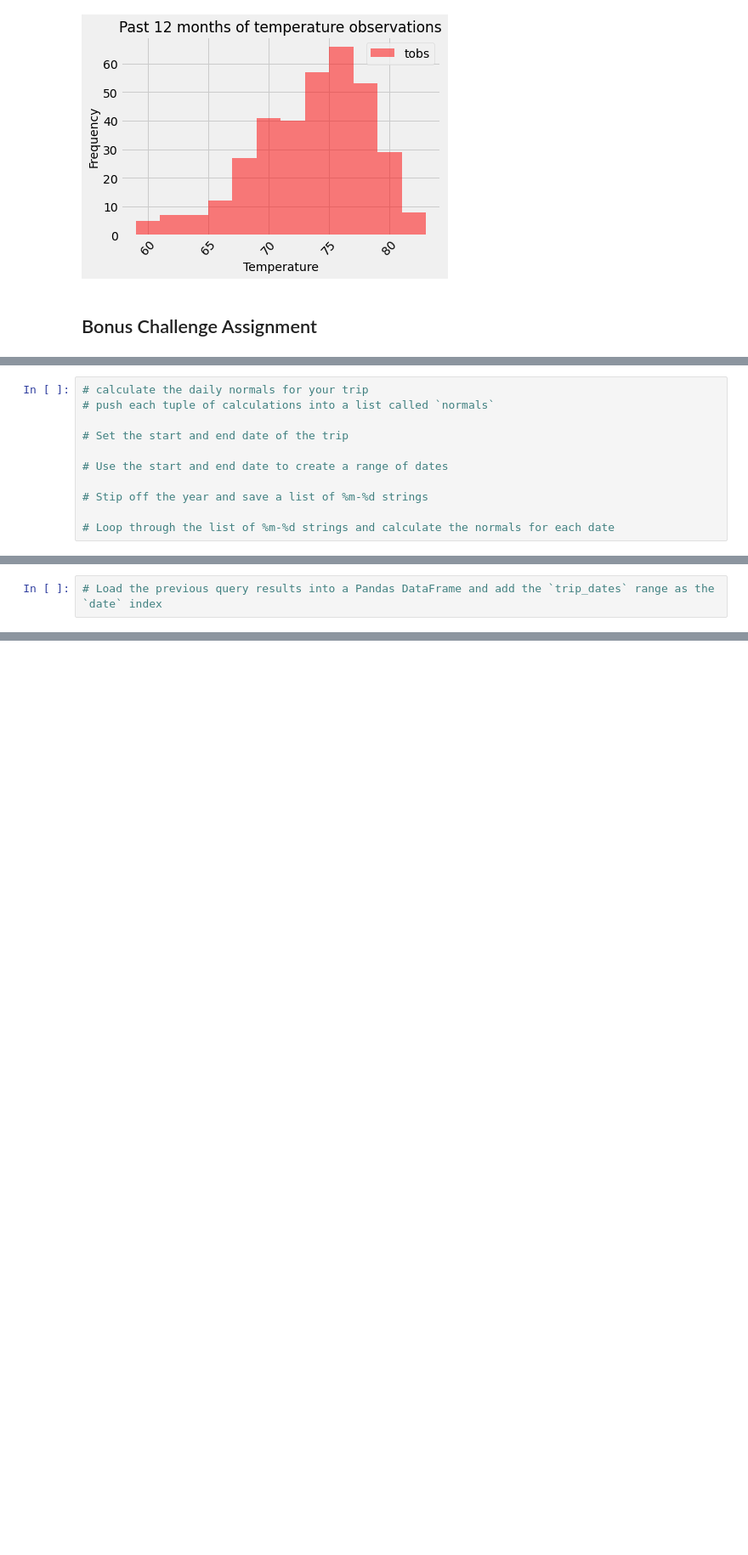
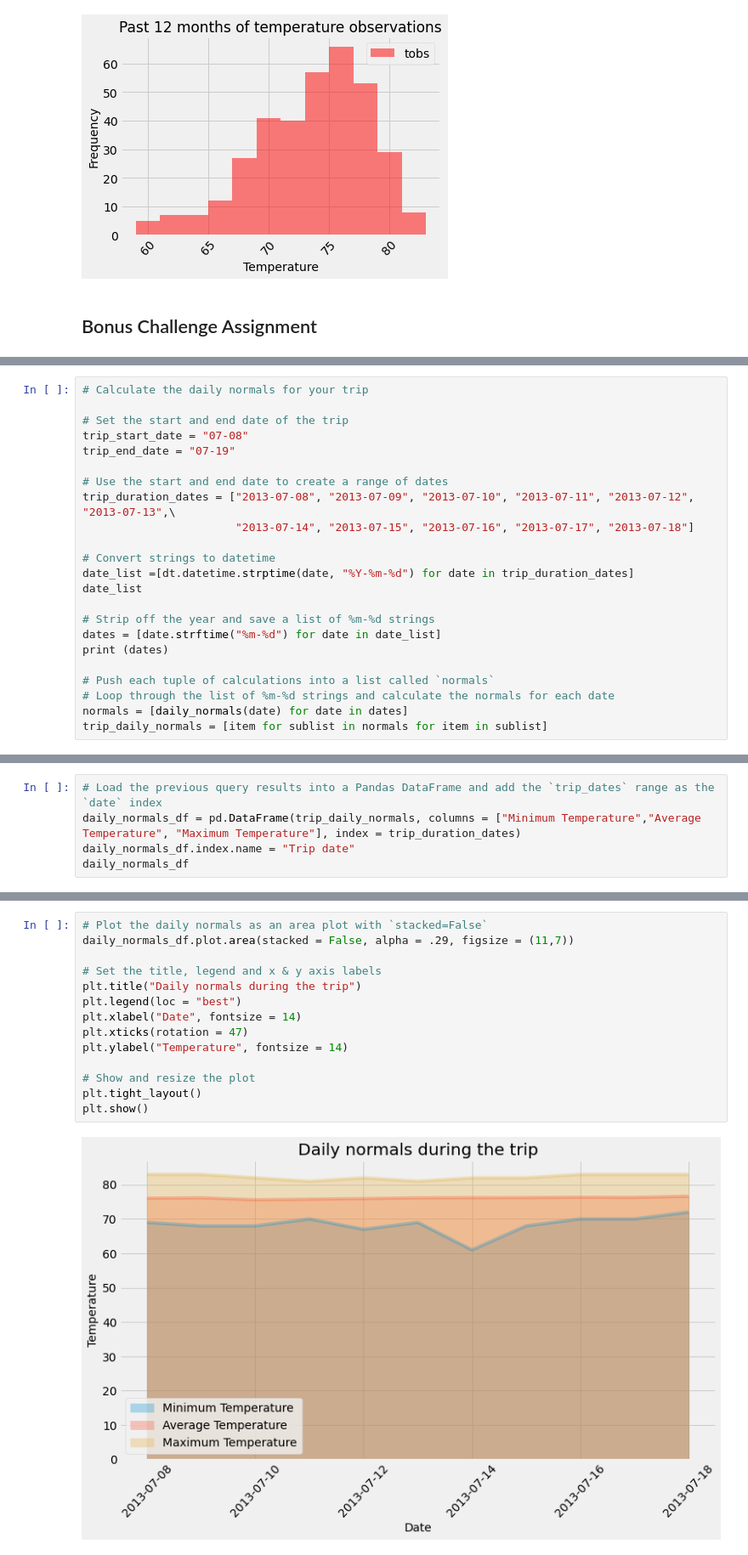
Before and after one commit to TheGreekGoddess/Data_Analysis_using_SQL_Alchemy, a Jupyter notebook: climate_starter.ipynb, the cells around one changed output, grey strips where cells are left out. Shown at 85% size. Drawn from its saved outputs; the diff is of its cells as text; blank space fills up the shorter version.

```diff
--- a/climate_starter.ipynb
+++ b/climate_starter.ipynb
@@ -222,13 +261,25 @@ daily_normals("01-01")
 # %% [output]
 [(62.0, 69.15384615384616, 77.0)]
 # %%
-# calculate the daily normals for your trip
-# push each tuple of calculations into a list called `normals`
+# Calculate the daily normals for your trip
 
 # Set the start and end date of the trip
+trip_start_date = "07-08"
+trip_end_date = "07-19"
 
 # Use the start and end date to create a range of dates
+trip_duration_dates = ["2013-07-08", "2013-07-09", "2013-07-10", "2013-07-11", "2013-07-12", "2013-07-13",\
+                       "2013-07-14", "2013-07-15", "2013-07-16", "2013-07-17", "2013-07-18"]
 
-# Stip off the year and save a list of %m-%d strings
+# Convert strings to datetime
+date_list =[dt.datetime.strptime(date, "%Y-%m-%d") for date in trip_duration_dates]
+date_list
 
+# Strip off the year and save a list of %m-%d strings
+dates = [date.strftime("%m-%d") for date in date_list]
+print (dates)
+
+# Push each tuple of calculations into a list called `normals`
 # Loop through the list of %m-%d strings and calculate the normals for each date
+normals = [daily_normals(date) for date in dates]
+trip_daily_normals = [item for sublist in normals for item in sublist]
@@ -235,2 +288,5 @@ daily_normals("01-01")
 # %%
 # Load the previous query results into a Pandas DataFrame and add the `trip_dates` range as the `date` index
+daily_normals_df = pd.DataFrame(trip_daily_normals, columns = ["Minimum Temperature","Average Temperature", "Maximum Temperature"], index = trip_duration_dates)
+daily_normals_df.index.name = "Trip date"
+daily_normals_df
@@ -238,0 +307,16 @@ daily_normals("01-01")
+# %%
+# Plot the daily normals as an area plot with `stacked=False`
+daily_normals_df.plot.area(stacked = False, alpha = .29, figsize = (11,7))
+
+# Set the title, legend and x & y axis labels
+plt.title("Daily normals during the trip")
+plt.legend(loc = "best")
+plt.xlabel("Date", fontsize = 14)
+plt.xticks(rotation = 47)
+plt.ylabel("Temperature", fontsize = 14)
+
+# Show and resize the plot
+plt.tight_layout()
+plt.show()
+# %% [output]
+[figure, added]
```
Also changed, not shown: parts of 11 cells of this notebook, 1 other file.
